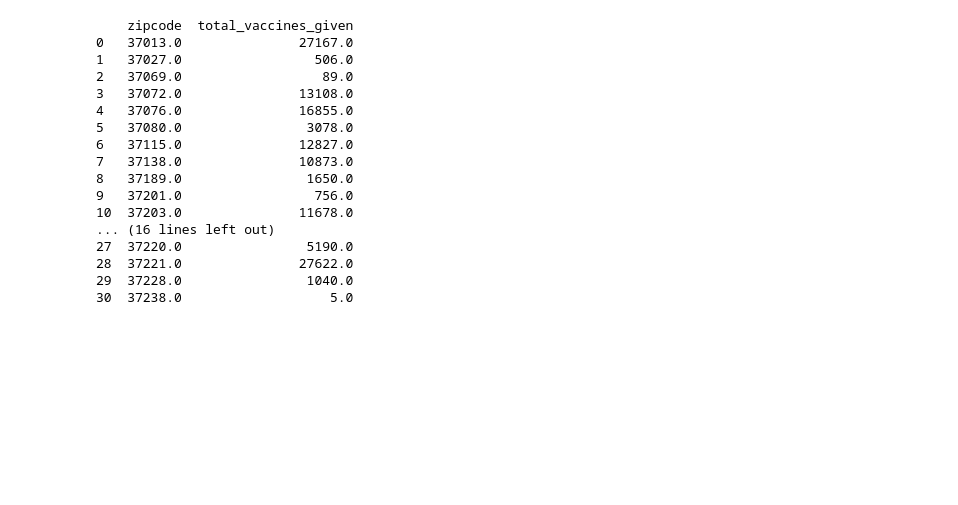
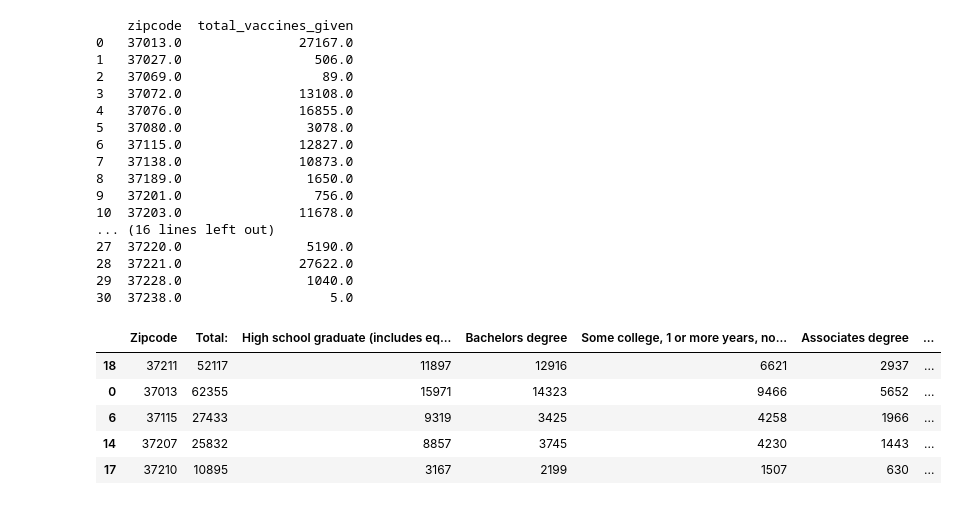
Before and after one commit to ryanhilber93/nash-covid-cases-vaccines-hot_chickens, a Jupyter notebook: data/COVID.ipynb, the cells around one changed output. Cells and saved outputs as stored; diff of their text form; code cells hidden in the pictures; blank space fills up the shorter version.

```diff
--- a/data/COVID.ipynb
+++ b/data/COVID.ipynb
@@ -211,0 +197,9 @@ print(most_vax_df)
+# %%
+education.nlargest(5, ['5th and 6th grade'])
+# %% [output]
+|  | Zipcode | Total: | High school graduate (includes eq... | Bachelors degree | Some college, 1 or more years, no... | Associates degree | ... |
+| 18 | 37211 | 52117 | 11897 | 12916 | 6621 | 2937 | ... |
+| 0 | 37013 | 62355 | 15971 | 14323 | 9466 | 5652 | ... |
+| 6 | 37115 | 27433 | 9319 | 3425 | 4258 | 1966 | ... |
+| 14 | 37207 | 25832 | 8857 | 3745 | 4230 | 1443 | ... |
+| 17 | 37210 | 10895 | 3167 | 2199 | 1507 | 630 | ... |
```
Also changed, not shown: parts of 7 cells of this notebook, 4 other files.
